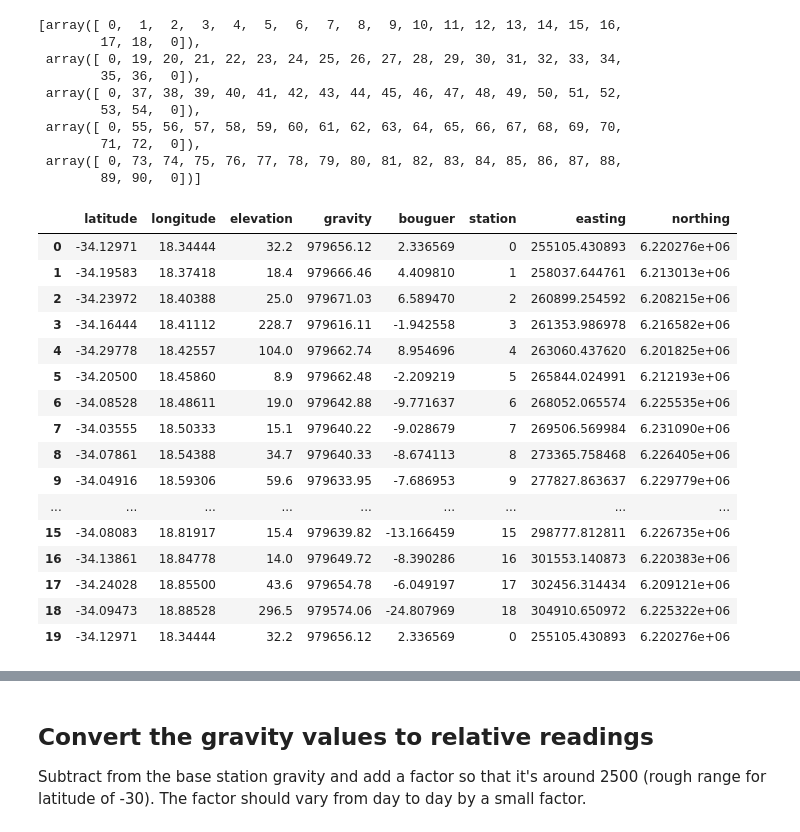
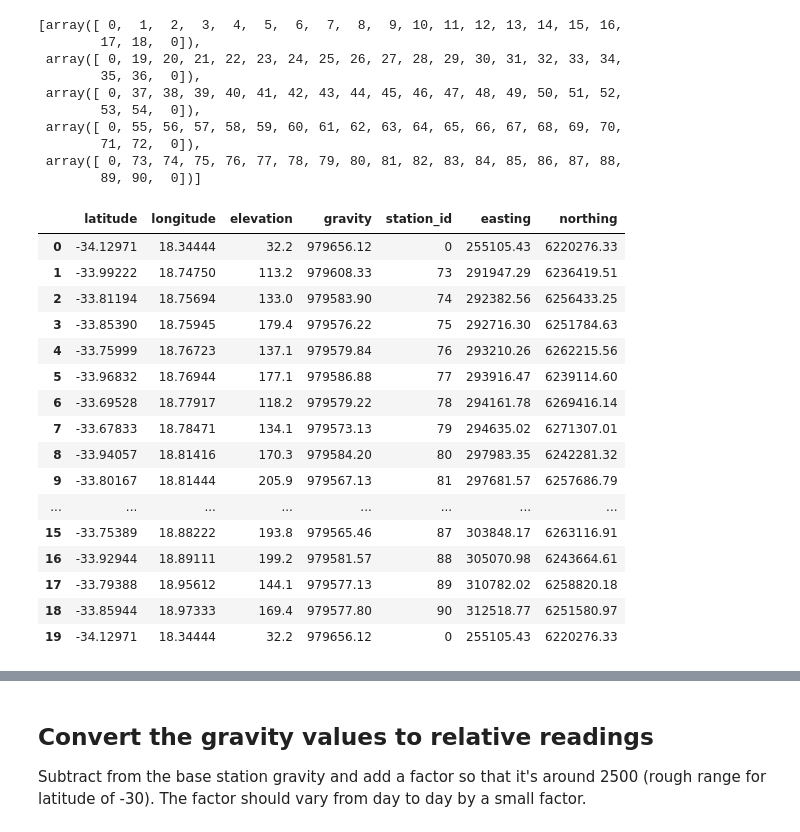
Before and after one commit to leouieda/gravity-processing, a Jupyter notebook: code/prepare-synthetic-data.ipynb, the cells around one changed output, grey strips where cells are left out. Saved outputs shown, nothing was run; the diff lists cells and outputs as text; code cells hidden in the pictures.

```diff
--- a/code/prepare-synthetic-data.ipynb
+++ b/code/prepare-synthetic-data.ipynb
@@ -49,7 +52,7 @@ plt.colorbar(pad=0, label="mGal")
 region = [18, 19, -35, -33.65]
 projection = pyproj.Proj("+proj=utm +zone=34H +south +ellps=WGS84 +datum=WGS84 +units=m +no_defs")
 survey = data.loc[vd.inside((data.longitude, data.latitude), region) & (data.elevation < 300)].copy().reset_index(drop=True)
-survey["station"] = np.arange(survey.shape[0])
-survey["easting"], survey["northing"] = projection(survey.longitude.values, survey.latitude.values)
+survey["station_id"] = np.arange(survey.shape[0])
+survey["easting"], survey["northing"] = (np.round(i, decimals=2) for i in projection(survey.longitude.values, survey.latitude.values))
 survey
 # %% [output]
@@ -84,7 +87,10 @@ Each of these will represent a day in the field, starting and ending at a base s
 # %%
 base = 0
 base_gravity = survey.gravity[base]
-survey_stations = [np.concatenate([[base], section, [base]]) for section in np.array_split(survey.station[1:], 5)]
+# Made up number for the reading scaling
+nsurveys = 5
+base_readings = random.uniform(2550, 2580, size=nsurveys)
+survey_stations = [np.concatenate([[base], section, [base]]) for section in np.array_split(survey.station_id[1:], nsurveys)]
 survey_stations
 # %% [output]
 [array([ 0,  1,  2,  3,  4,  5,  6,  7,  8,  9, 10, 11, 12, 13, 14, 15, 16,
@@ -99,23 +105,23 @@ survey_stations
         89, 90,  0])]
 # %%
 surveys = [survey.iloc[stations].copy().reset_index(drop=True) for stations in survey_stations]
-surveys[0]
+surveys[-1]
 # %% [output]
-|  | latitude | longitude | elevation | gravity | bouguer | station | easting | northing |
-| 0 | -34.12971 | 18.34444 | 32.2 | 979656.12 | 2.336569 | 0 | 255105.430893 | 6.220276e+06 |
-| 1 | -34.19583 | 18.37418 | 18.4 | 979666.46 | 4.409810 | 1 | 258037.644761 | 6.213013e+06 |
-| 2 | -34.23972 | 18.40388 | 25.0 | 979671.03 | 6.589470 | 2 | 260899.254592 | 6.208215e+06 |
-| 3 | -34.16444 | 18.41112 | 228.7 | 979616.11 | -1.942558 | 3 | 261353.986978 | 6.216582e+06 |
-| 4 | -34.29778 | 18.42557 | 104.0 | 979662.74 | 8.954696 | 4 | 263060.437620 | 6.201825e+06 |
-| 5 | -34.20500 | 18.45860 | 8.9 | 979662.48 | -2.209219 | 5 | 265844.024991 | 6.212193e+06 |
-| 6 | -34.08528 | 18.48611 | 19.0 | 979642.88 | -9.771637 | 6 | 268052.065574 | 6.225535e+06 |
-| 7 | -34.03555 | 18.50333 | 15.1 | 979640.22 | -9.028679 | 7 | 269506.569984 | 6.231090e+06 |
-| 8 | -34.07861 | 18.54388 | 34.7 | 979640.33 | -8.674113 | 8 | 273365.758468 | 6.226405e+06 |
-| 9 | -34.04916 | 18.59306 | 59.6 | 979633.95 | -7.686953 | 9 | 277827.863637 | 6.229779e+06 |
-| ... | ... | ... | ... | ... | ... | ... | ... | ... |
-| 15 | -34.08083 | 18.81917 | 15.4 | 979639.82 | -13.166459 | 15 | 298777.812811 | 6.226735e+06 |
-| 16 | -34.13861 | 18.84778 | 14.0 | 979649.72 | -8.390286 | 16 | 301553.140873 | 6.220383e+06 |
-| 17 | -34.24028 | 18.85500 | 43.6 | 979654.78 | -6.049197 | 17 | 302456.314434 | 6.209121e+06 |
-| 18 | -34.09473 | 18.88528 | 296.5 | 979574.06 | -24.807969 | 18 | 304910.650972 | 6.225322e+06 |
-| 19 | -34.12971 | 18.34444 | 32.2 | 979656.12 | 2.336569 | 0 | 255105.430893 | 6.220276e+06 |
+|  | latitude | longitude | elevation | gravity | station_id | easting | northing |
+| 0 | -34.12971 | 18.34444 | 32.2 | 979656.12 | 0 | 255105.43 | 6220276.33 |
+| 1 | -33.99222 | 18.74750 | 113.2 | 979608.33 | 73 | 291947.29 | 6236419.51 |
+| 2 | -33.81194 | 18.75694 | 133.0 | 979583.90 | 74 | 292382.56 | 6256433.25 |
+| 3 | -33.85390 | 18.75945 | 179.4 | 979576.22 | 75 | 292716.30 | 6251784.63 |
+| 4 | -33.75999 | 18.76723 | 137.1 | 979579.84 | 76 | 293210.26 | 6262215.56 |
+| 5 | -33.96832 | 18.76944 | 177.1 | 979586.88 | 77 | 293916.47 | 6239114.60 |
+| 6 | -33.69528 | 18.77917 | 118.2 | 979579.22 | 78 | 294161.78 | 6269416.14 |
+| 7 | -33.67833 | 18.78471 | 134.1 | 979573.13 | 79 | 294635.02 | 6271307.01 |
+| 8 | -33.94057 | 18.81416 | 170.3 | 979584.20 | 80 | 297983.35 | 6242281.32 |
+| 9 | -33.80167 | 18.81444 | 205.9 | 979567.13 | 81 | 297681.57 | 6257686.79 |
+| ... | ... | ... | ... | ... | ... | ... | ... |
+| 15 | -33.75389 | 18.88222 | 193.8 | 979565.46 | 87 | 303848.17 | 6263116.91 |
+| 16 | -33.92944 | 18.89111 | 199.2 | 979581.57 | 88 | 305070.98 | 6243664.61 |
+| 17 | -33.79388 | 18.95612 | 144.1 | 979577.13 | 89 | 310782.02 | 6258820.18 |
+| 18 | -33.85944 | 18.97333 | 169.4 | 979577.80 | 90 | 312518.77 | 6251580.97 |
+| 19 | -34.12971 | 18.34444 | 32.2 | 979656.12 | 0 | 255105.43 | 6220276.33 |
 # %%
```
Also changed, not shown: parts of 18 cells of this notebook, 7 other files.
